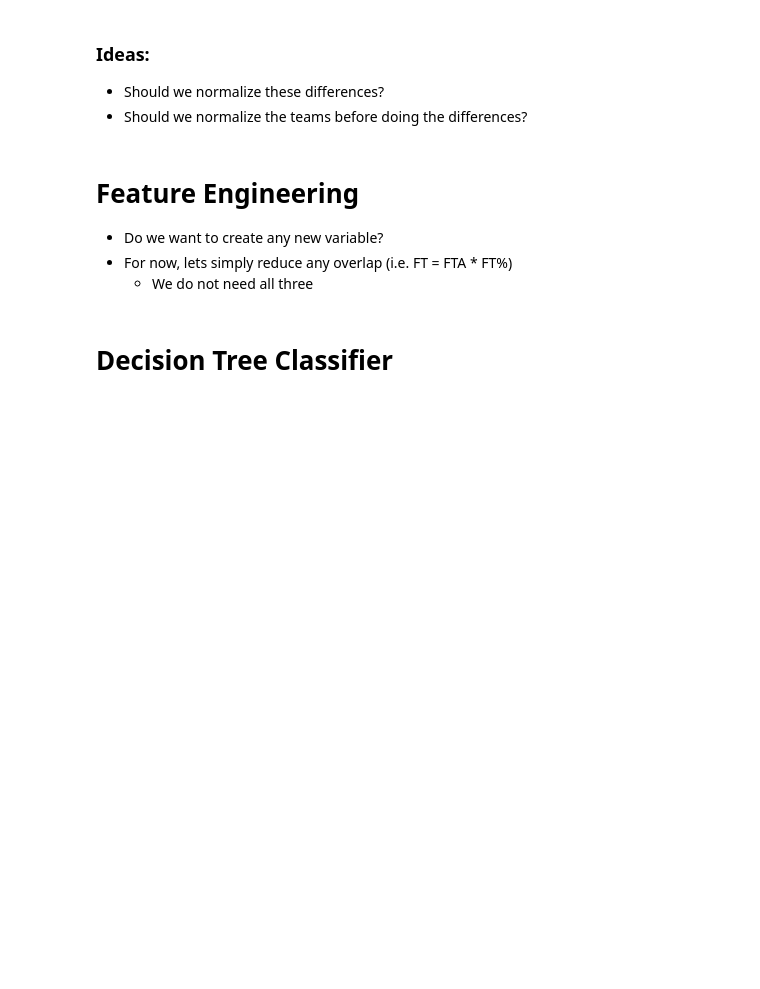
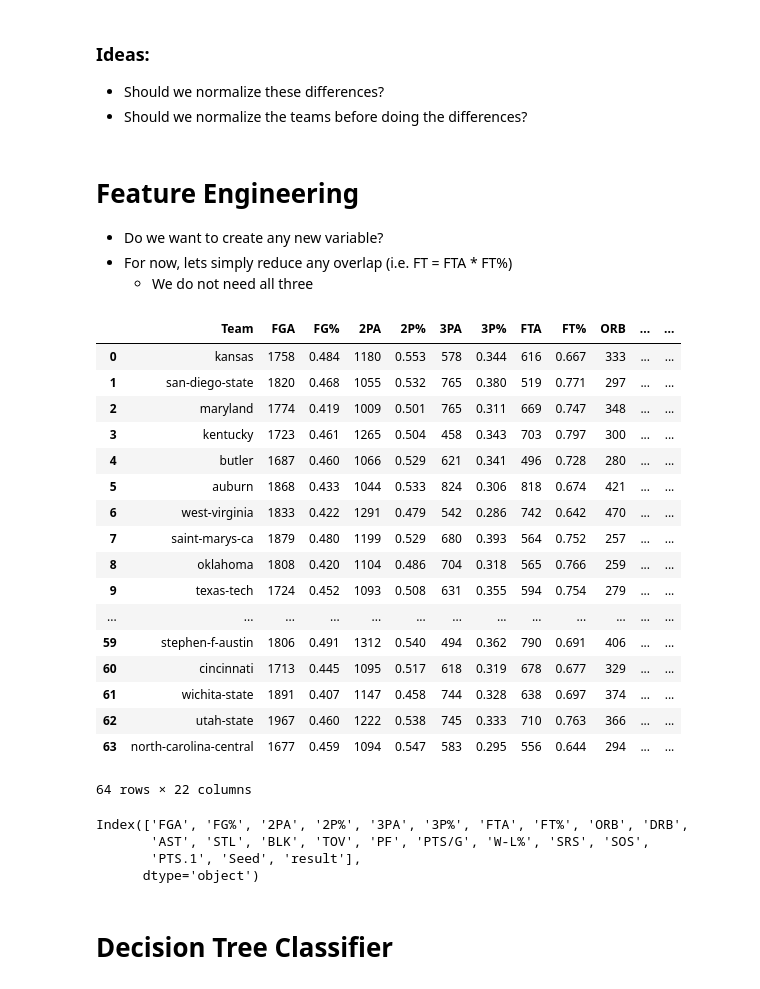
Before and after one commit to cmf2196/march_madness, a Jupyter notebook: build_models.ipynb, the cells around one changed output. Saved outputs shown, nothing was run; the diff lists cells and outputs as text; code cells hidden in the pictures; blank space fills up the shorter version.

```diff
--- a/build_models.ipynb
+++ b/build_models.ipynb
@@ -8,6 +9,9 @@ season_stats = pd.read_csv("clean_data/season_stats.csv")
 teams = pd.read_csv("clean_data/teams.csv")
 ncaa_games = pd.read_csv("clean_data/ncaa_games.csv")
 schools = pd.read_csv("clean_data/schools.csv")
+
+
+tournament_stats = pd.read_csv("tournament_data/prelim_data.csv")
 # %% [markdown]
 # Build our Feature vector
 # %%
@@ -55,3 +60,31 @@ data_matrix = data_matrix.drop(["FT" , "2P" , "3P" , "FG" , "TRB"] , axis = 1)
+# %%
+tournament_stats.rename(columns = {'opp_PPG': 'PTS.1'})
+# %% [output]
+|  | Team | FGA | FG% | 2PA | 2P% | 3PA | 3P% | FTA | FT% | ORB | ... | ... |
+| 0 | kansas | 1758 | 0.484 | 1180 | 0.553 | 578 | 0.344 | 616 | 0.667 | 333 | ... | ... |
+| 1 | san-diego-state | 1820 | 0.468 | 1055 | 0.532 | 765 | 0.380 | 519 | 0.771 | 297 | ... | ... |
+| 2 | maryland | 1774 | 0.419 | 1009 | 0.501 | 765 | 0.311 | 669 | 0.747 | 348 | ... | ... |
+| 3 | kentucky | 1723 | 0.461 | 1265 | 0.504 | 458 | 0.343 | 703 | 0.797 | 300 | ... | ... |
+| 4 | butler | 1687 | 0.460 | 1066 | 0.529 | 621 | 0.341 | 496 | 0.728 | 280 | ... | ... |
+| 5 | auburn | 1868 | 0.433 | 1044 | 0.533 | 824 | 0.306 | 818 | 0.674 | 421 | ... | ... |
+| 6 | west-virginia | 1833 | 0.422 | 1291 | 0.479 | 542 | 0.286 | 742 | 0.642 | 470 | ... | ... |
+| 7 | saint-marys-ca | 1879 | 0.480 | 1199 | 0.529 | 680 | 0.393 | 564 | 0.752 | 257 | ... | ... |
+| 8 | oklahoma | 1808 | 0.420 | 1104 | 0.486 | 704 | 0.318 | 565 | 0.766 | 259 | ... | ... |
+| 9 | texas-tech | 1724 | 0.452 | 1093 | 0.508 | 631 | 0.355 | 594 | 0.754 | 279 | ... | ... |
+| ... | ... | ... | ... | ... | ... | ... | ... | ... | ... | ... | ... | ... |
+| 59 | stephen-f-austin | 1806 | 0.491 | 1312 | 0.540 | 494 | 0.362 | 790 | 0.691 | 406 | ... | ... |
+| 60 | cincinnati | 1713 | 0.445 | 1095 | 0.517 | 618 | 0.319 | 678 | 0.677 | 329 | ... | ... |
+| 61 | wichita-state | 1891 | 0.407 | 1147 | 0.458 | 744 | 0.328 | 638 | 0.697 | 374 | ... | ... |
+| 62 | utah-state | 1967 | 0.460 | 1222 | 0.538 | 745 | 0.333 | 710 | 0.763 | 366 | ... | ... |
+| 63 | north-carolina-central | 1677 | 0.459 | 1094 | 0.547 | 583 | 0.295 | 556 | 0.644 | 294 | ... | ... |
+64 rows × 22 columns
+# %%
+data_matrix.columns
+# %% [output]
+Index(['FGA', 'FG%', '2PA', '2P%', '3PA', '3P%', 'FTA', 'FT%', 'ORB', 'DRB',
+       'AST', 'STL', 'BLK', 'TOV', 'PF', 'PTS/G', 'W-L%', 'SRS', 'SOS',
+       'PTS.1', 'Seed', 'result'],
+      dtype='object')
 # %% [markdown]
 # Decision Tree Classifier
 # %% [markdown]
```
Also changed, not shown: parts of 18 cells of this notebook, 3 other files.
